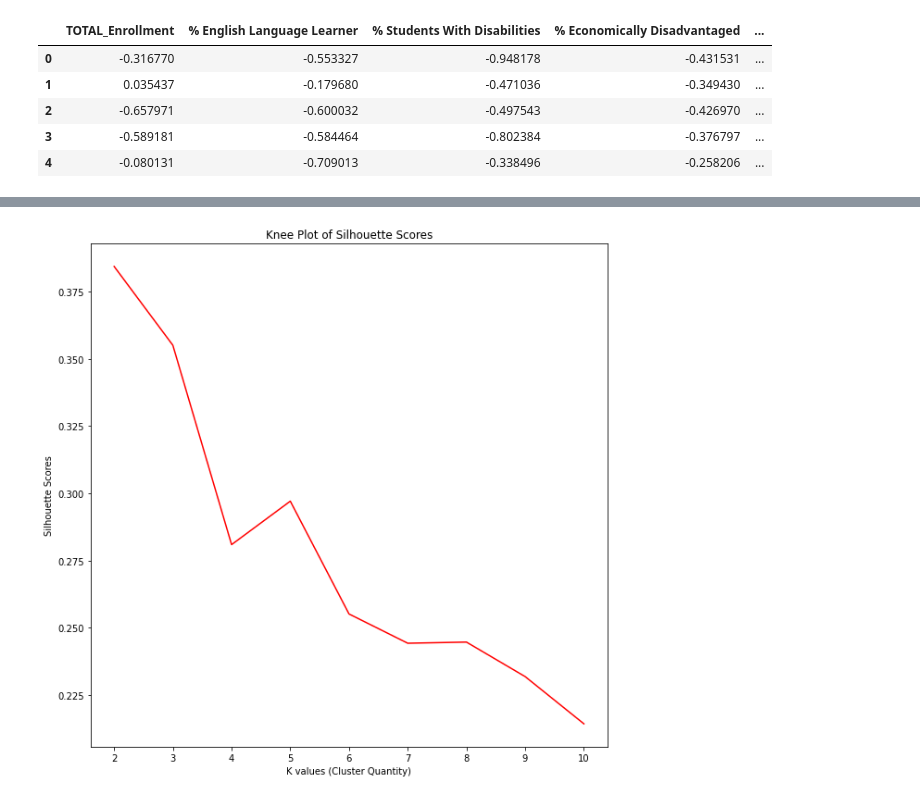
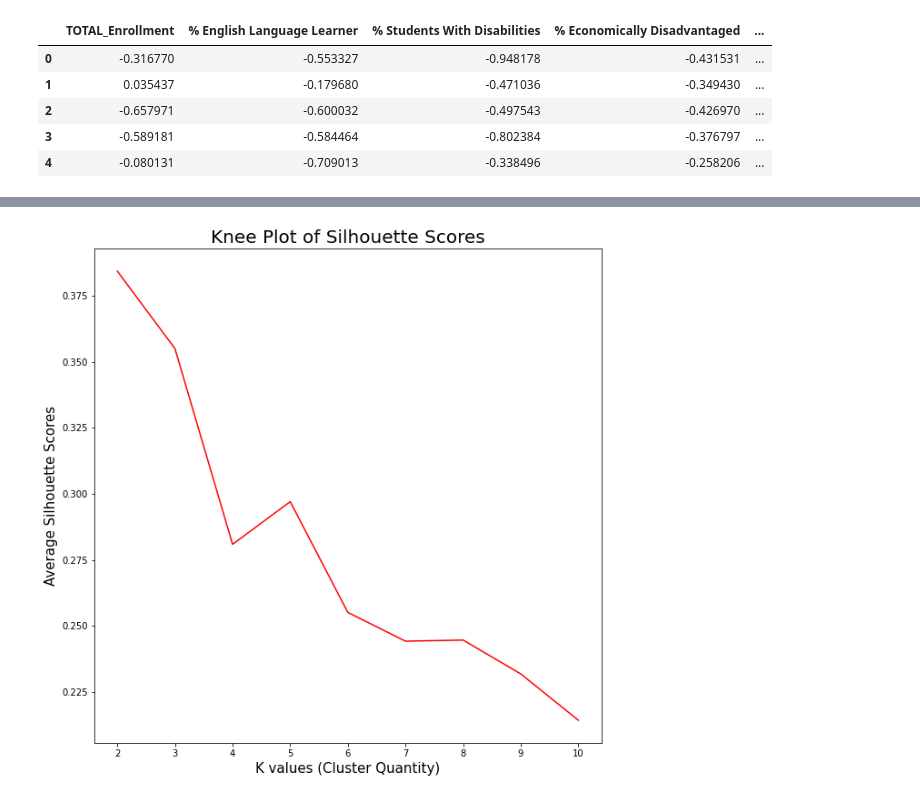
Before and after one commit to LucyJulian98/Data_Science_3_Assignments, a Jupyter notebook: pset2_llj40.ipynb, the cells around one changed output, grey strips where cells are left out. Drawn from its saved outputs; the diff is of its cells as text; code cells hidden in the pictures.

```diff
--- a/pset2_llj40.ipynb
+++ b/pset2_llj40.ipynb
@@ -99,15 +99,15 @@ plt.show()
 # %%
 sil_avg_scores = response_1['sil_avg_scores']
 
 ### Plotting
 plt.figure(figsize=(10,10))
-plt.title("Knee Plot of Silhouette Scores")
-plt.xlabel("K values (Cluster Quantity)")
-plt.ylabel("Silhouette Scores")
+plt.title("Knee Plot of Silhouette Scores", size = 20)
+plt.xlabel("K values (Cluster Quantity)", size = 15)
+plt.ylabel("Average Silhouette Scores", size = 15)
 plt.plot(k_values, sil_avg_scores, color = 'red')
 plt.show()
 # %% [output]
-[figure, old version]
+[figure, new version]
 # %%
 ### Distribution of total enrollment
 
```
Also changed, not shown: parts of 11 cells of this notebook.
